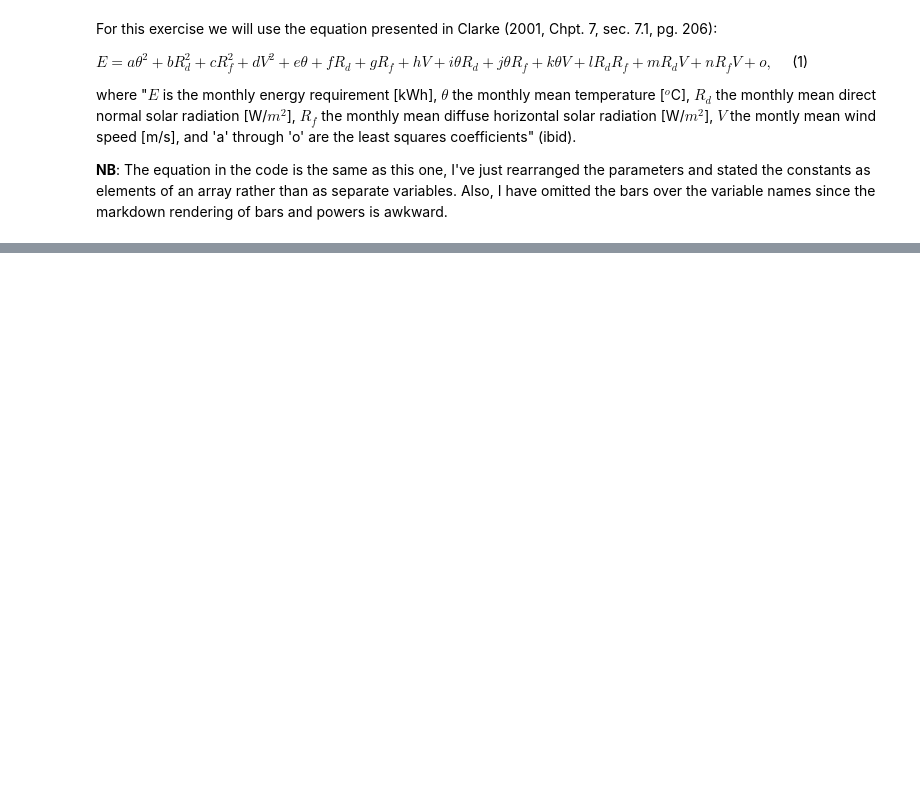
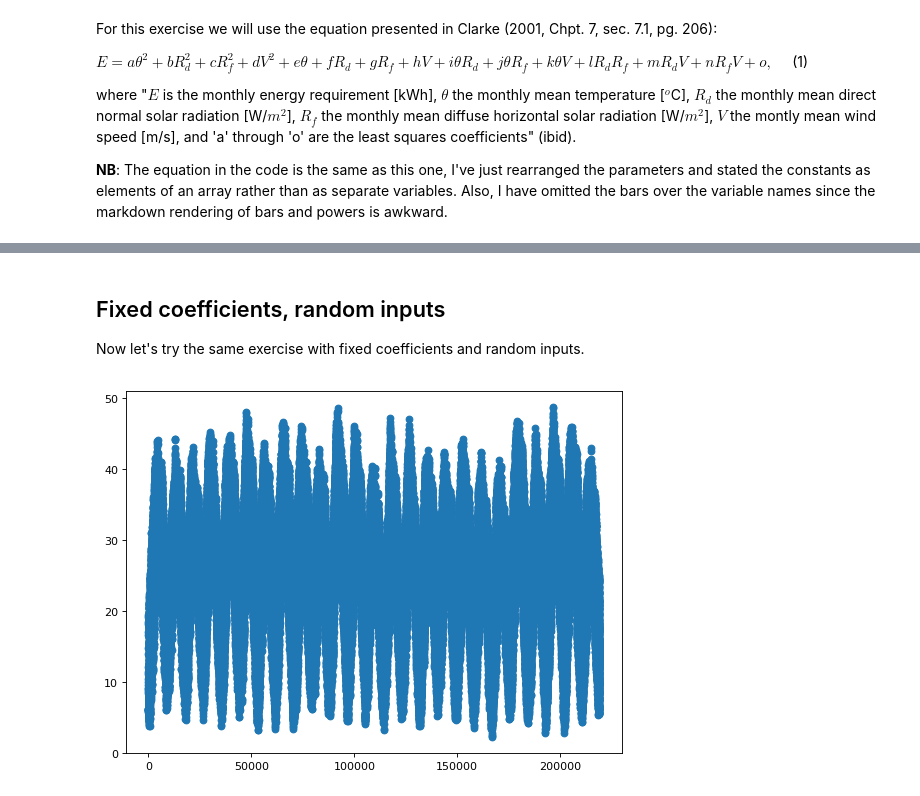
Before and after one commit to paragrastogi/CEPT_Workshop_January2020, a Jupyter notebook: lib/tutorial_v00.ipynb, the cells around one changed output, grey strips where cells are left out. Cells and saved outputs as stored; diff of their text form; code cells hidden in the pictures; blank space fills up the shorter version.

```diff
--- a/lib/tutorial_v00.ipynb
+++ b/lib/tutorial_v00.ipynb
@@ -114,0 +183,49 @@ plt.show()
+# %% [markdown]
+## Fixed coefficients, random inputs
+
+Now let's try the same exercise with fixed coefficients and random inputs.
+# %%
+import h5py
+
+path_to_synw = os.path.join('..', 'ddn', 'IND_UT_Dehradun.421110_ISHRAE2014_Syn.mat')
+
+# The column names we expect to see in the synthetic files.
+column_names = ('year', 'month', 'day', 'hour', 'tdb', 'tdp', 'rh',
+                'ghi', 'dni', 'dhi', 'wspd', 'wdr')
+dc = 4  # No. of date columns.
+# %%
+# Make a variable to point to the file.
+f = h5py.File(path_to_synw)
+# Specify an empty dataframe.
+syndata = pd.DataFrame()
+
+# Take each 'key' (variable) from the file and assign it to syndata.
+for key in f['syndata']:
+    syndata[key.lower()] = pd.Series(np.squeeze(np.array(f['syndata'][key])))
+
+f.close()
+
+# Number of years in dataset.
+n_years = np.unique(syndata['year']).size
+n_hours = 8760  # Fixed for this dataset.
+# %%
+plotkey_y = 'tdb'
+plotkey_x = 'year'
+plot_x = range(0, ddn.shape[0])
+
+# Line plot.
+ax = plt.figure(num=None, figsize=(8, 6), dpi=80,
+               facecolor='w', edgecolor='k').add_subplot(111)
+
+p2 = plt.scatter(syndata.index, syndata[plotkey_y], alpha=1)
+# # p1 = plt.plot(plot_x, ddn.loc[plot_x, plotkey_y], color=colours.blackest, linewidth=1.5)
+
+# # ax.set_xticks(range(int(l_start), int(l_end)+l_step, l_step*4))
+# ax.grid()
+# #plt.xlim(plotrange[0], plotrange[-1])
+# plt.xlabel(plotkey_x)
+# plt.title(plotkey_y)
+# plt.ylabel('[degC]')  # Change according to plotted variable.
+# #plt.legend(['Recorded', 'Synthetic'])  # , 'q1', 'q2','q3'])
+# %% [output]
+[figure, added]
```
Also changed, not shown: parts of 15 cells of this notebook, 2 other files.
